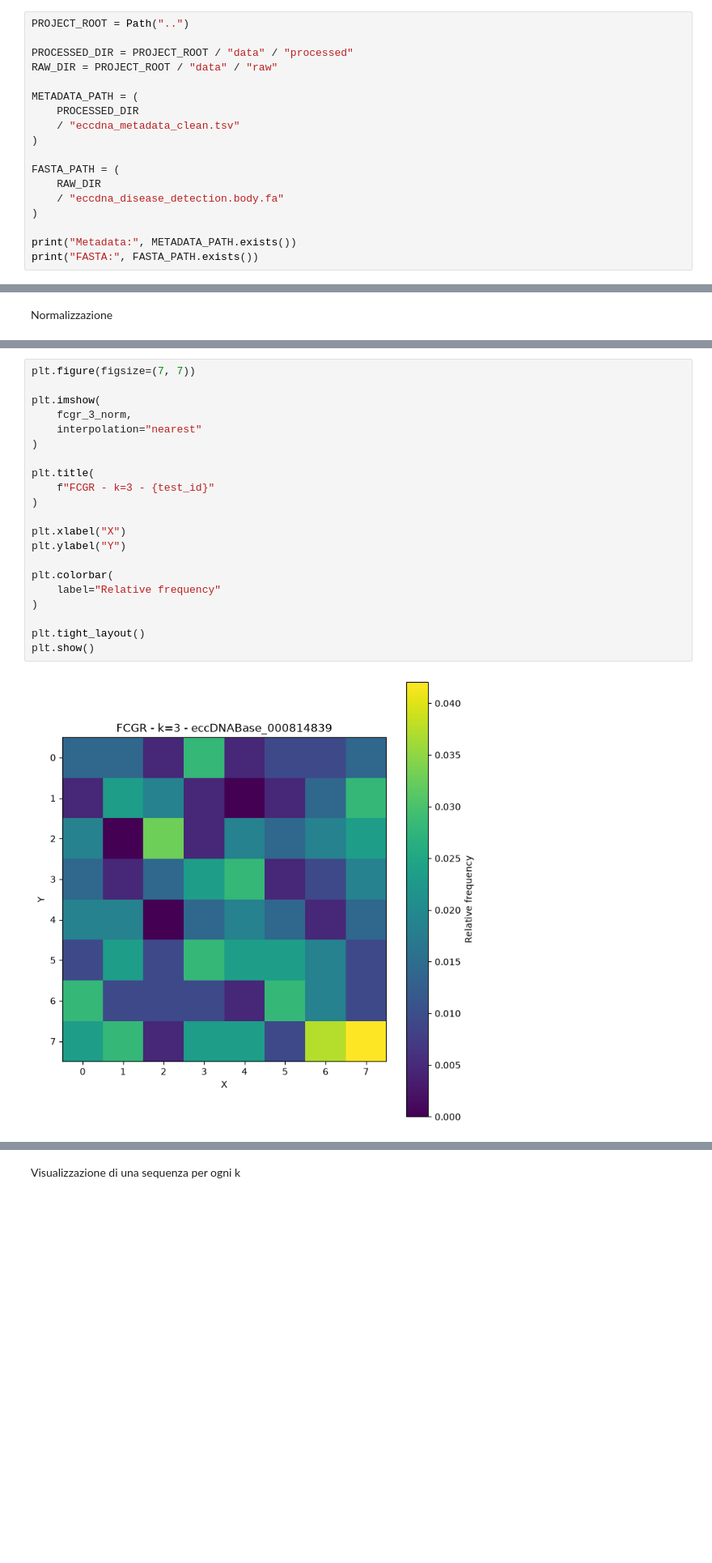
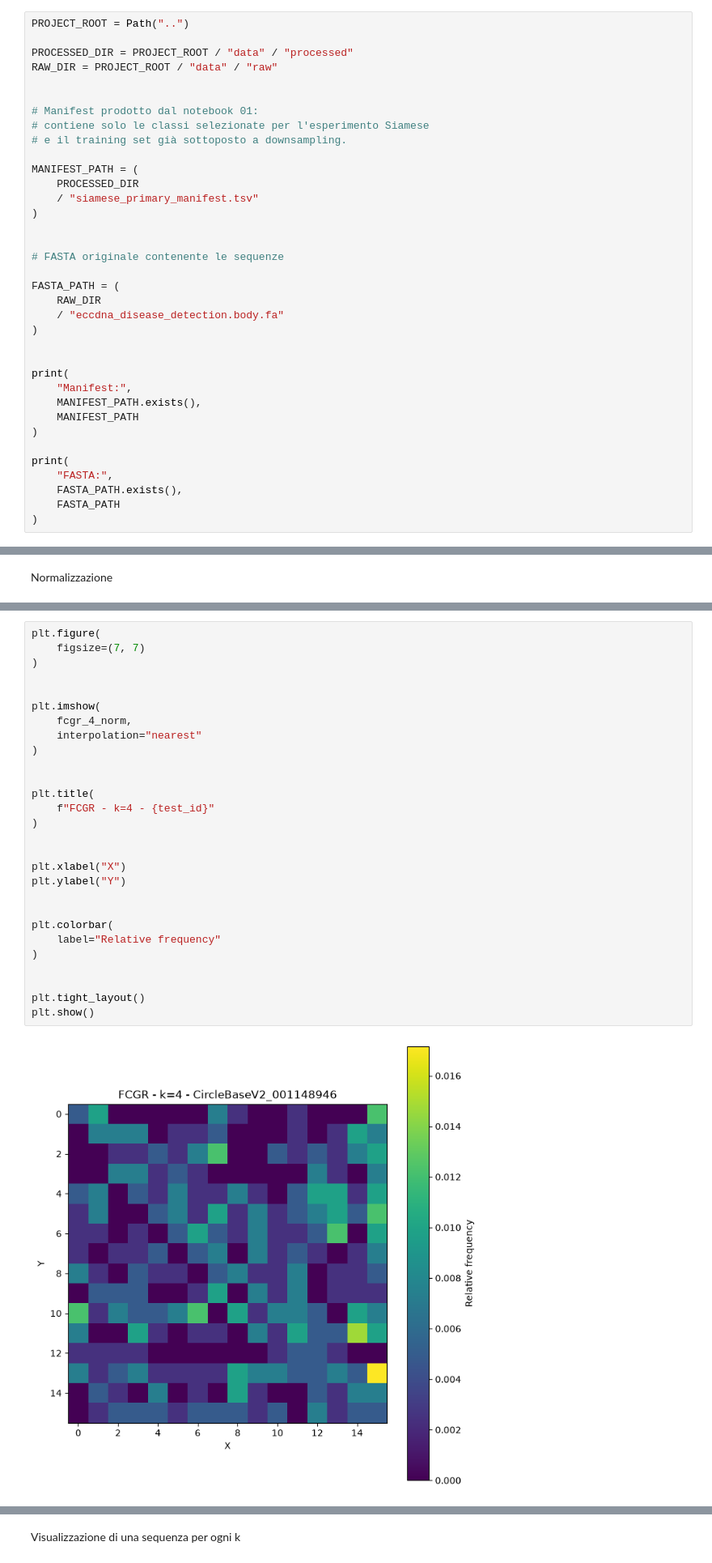
Before and after one commit to FLaTNNBio/eccdna_fcgr_siamese, a Jupyter notebook: notebooks/02_fcgr_generation.ipynb, the cells around one changed output, grey strips where cells are left out. Shown at 81% size. Cells and saved outputs as stored; diff of their text form; blank space fills up the shorter version.

```diff
--- a/notebooks/02_fcgr_generation.ipynb
+++ b/notebooks/02_fcgr_generation.ipynb
@@ -12,16 +12,34 @@ PROJECT_ROOT = Path("..")
 PROCESSED_DIR = PROJECT_ROOT / "data" / "processed"
 RAW_DIR = PROJECT_ROOT / "data" / "raw"
 
-METADATA_PATH = (
+
+# Manifest prodotto dal notebook 01:
+# contiene solo le classi selezionate per l'esperimento Siamese
+# e il training set già sottoposto a downsampling.
+
+MANIFEST_PATH = (
     PROCESSED_DIR
-    / "eccdna_metadata_clean.tsv"
+    / "siamese_primary_manifest.tsv"
 )
+
+
+# FASTA originale contenente le sequenze
 
 FASTA_PATH = (
     RAW_DIR
     / "eccdna_disease_detection.body.fa"
 )
 
-print("Metadata:", METADATA_PATH.exists())
-print("FASTA:", FASTA_PATH.exists())
+
+print(
+    "Manifest:",
+    MANIFEST_PATH.exists(),
+    MANIFEST_PATH
+)
+
+print(
+    "FASTA:",
+    FASTA_PATH.exists(),
+    FASTA_PATH
+)
 # %% [output]
@@ -446,26 +771,33 @@ Sum normalized: 1.0
 # %%
-plt.figure(figsize=(7, 7))
+plt.figure(
+    figsize=(7, 7)
+)
+
 
 plt.imshow(
-    fcgr_3_norm,
+    fcgr_4_norm,
     interpolation="nearest"
 )
 
+
 plt.title(
-    f"FCGR - k=3 - {test_id}"
+    f"FCGR - k=4 - {test_id}"
 )
+
 
 plt.xlabel("X")
 plt.ylabel("Y")
+
 
 plt.colorbar(
     label="Relative frequency"
 )
 
+
 plt.tight_layout()
 plt.show()
 # %% [output]
-[figure, old version]
+[figure, new version]
 # %%
 from matplotlib.colors import LogNorm
 
```
Also changed, not shown: parts of 54 cells of this notebook, 7 other files.
